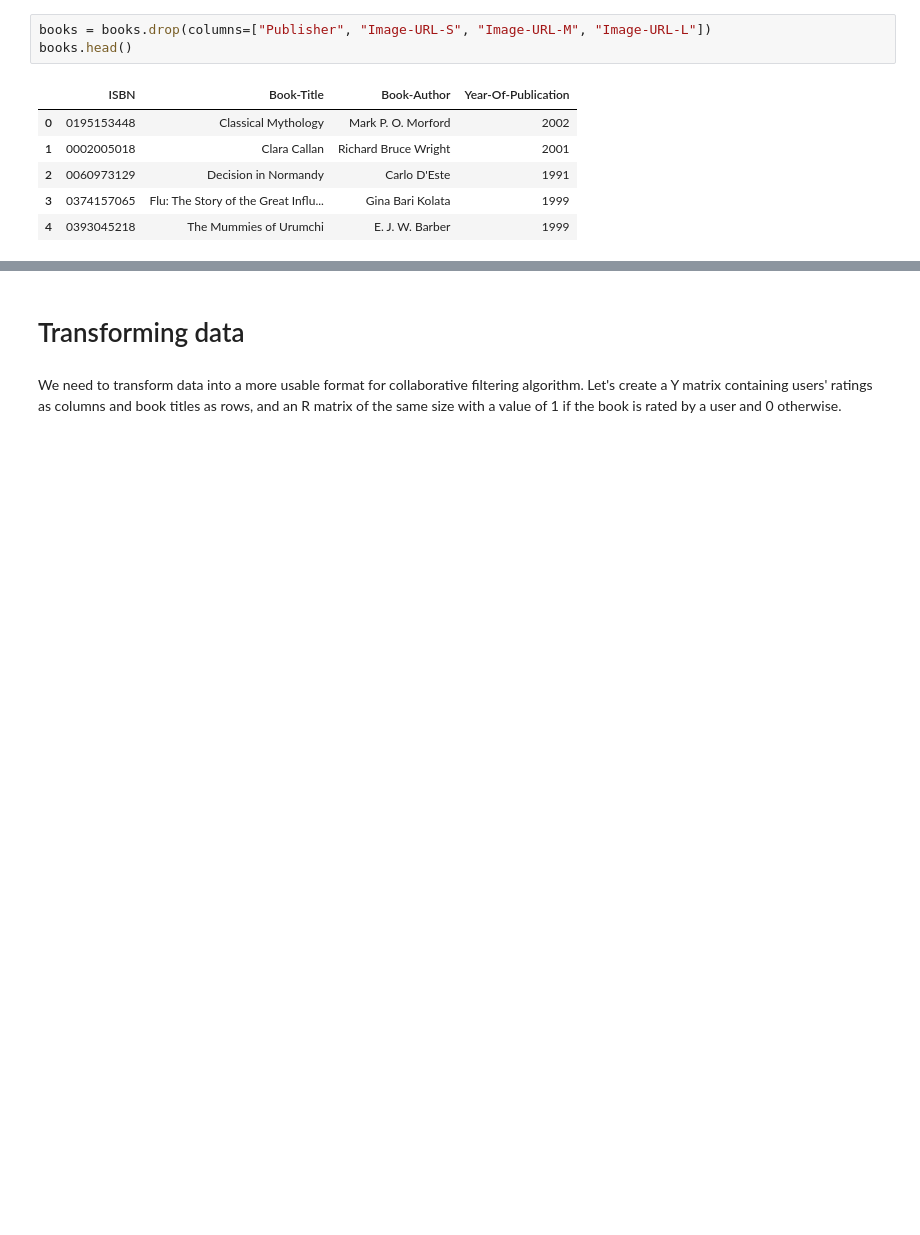
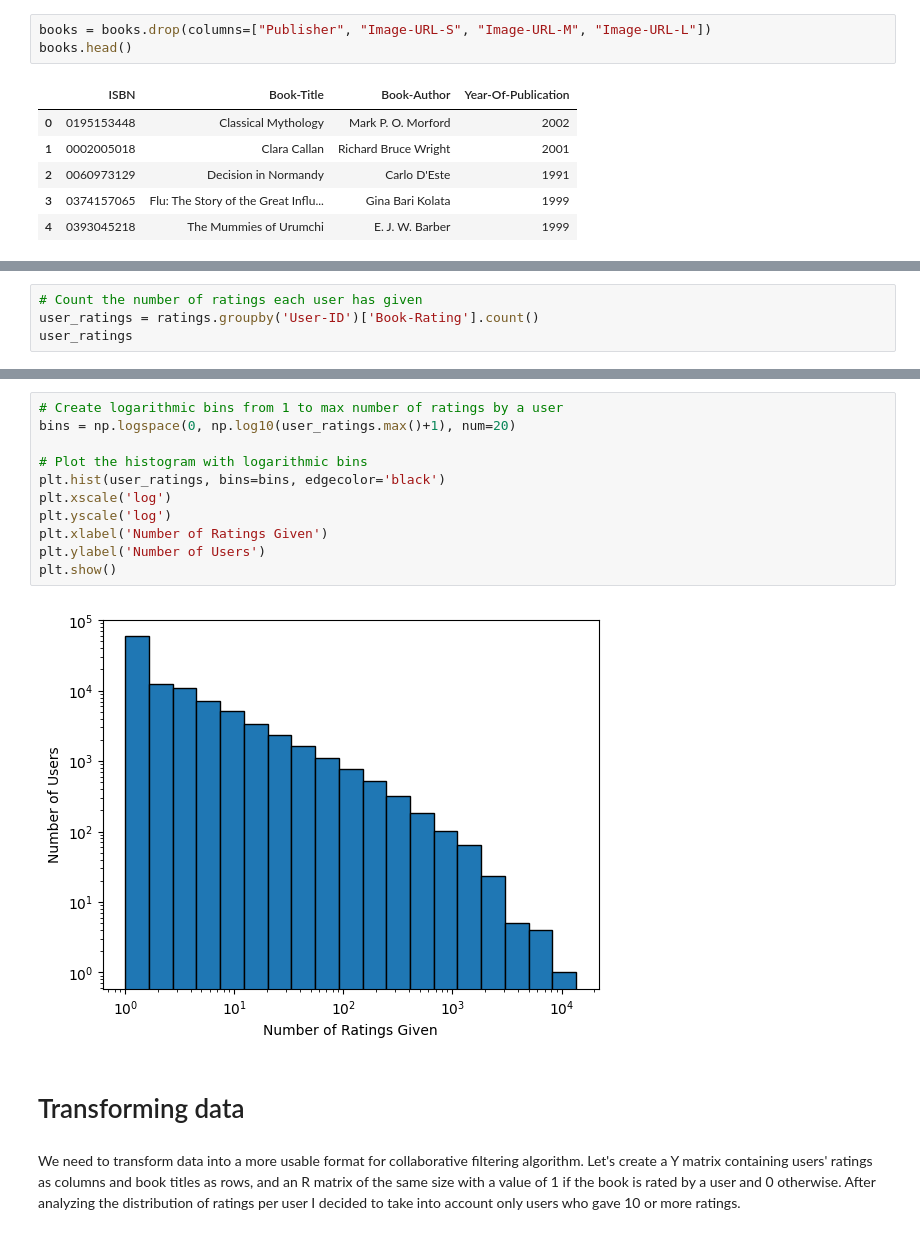
Before and after one commit to blazej32/book-recommendation, a Jupyter notebook: book-recommendation.ipynb, the cells around one changed output, grey strips where cells are left out. Saved outputs shown, nothing was run; the diff lists cells and outputs as text; blank space fills up the shorter version.

Commit message:
finish cleaning and analyzing data

```diff
--- a/book-recommendation.ipynb
+++ b/book-recommendation.ipynb
@@ -98,0 +102,4 @@ books.head()
+# %%
+# Count the number of ratings each user has given
+user_ratings = ratings.groupby('User-ID')['Book-Rating'].count()
+user_ratings
@@ -99,4 +138,17 @@ books.head()
+# %%
+# Create logarithmic bins from 1 to max number of ratings by a user
+bins = np.logspace(0, np.log10(user_ratings.max()+1), num=20)
+
+# Plot the histogram with logarithmic bins
+plt.hist(user_ratings, bins=bins, edgecolor='black')
+plt.xscale('log')
+plt.yscale('log')
+plt.xlabel('Number of Ratings Given')
+plt.ylabel('Number of Users')
+plt.show()
+# %% [output]
+[figure, added]
 # %% [markdown]
 # Transforming data
 # %% [markdown]
-We need to transform data into a more usable format for collaborative filtering algorithm. Let's create a Y matrix containing users' ratings as columns and book titles as rows, and an R matrix of the same size with a value of 1 if the book is rated by a user and 0 otherwise.
+We need to transform data into a more usable format for collaborative filtering algorithm. Let's create a Y matrix containing users' ratings as columns and book titles as rows, and an R matrix of the same size with a value of 1 if the book is rated by a user and 0 otherwise. After analyzing the distribution of ratings per user I decided to take into account only users who gave 10 or more ratings.
```
Also changed, not shown: parts of 7 cells of this notebook, 1 other file.
